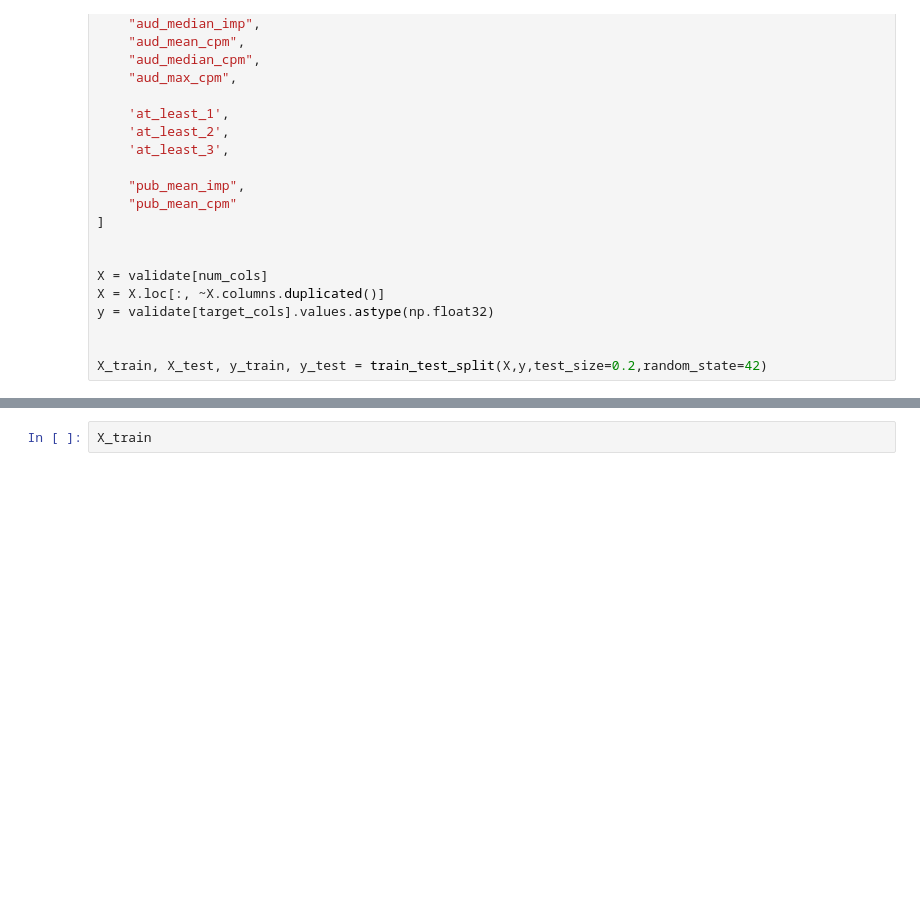
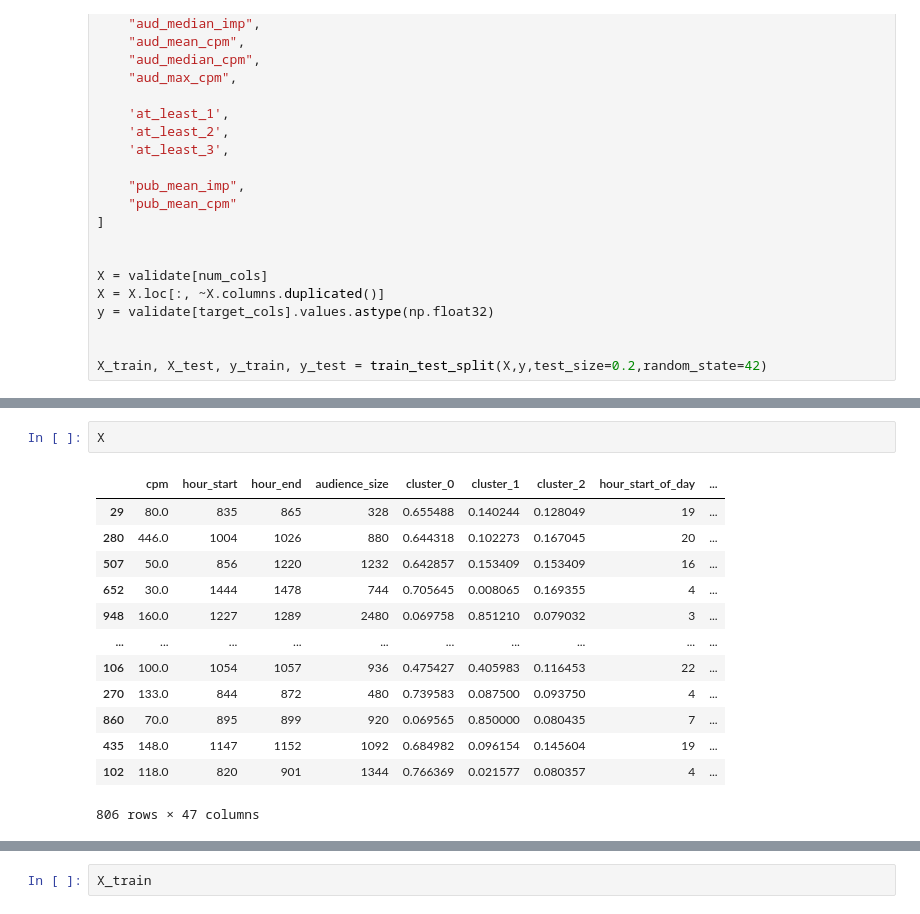
Before and after one commit to Katrysechka/auc_forecast, a Jupyter notebook: 03_model.ipynb, the cells around one changed output, grey strips where cells are left out. Drawn from its saved outputs; the diff is of its cells as text; blank space fills up the shorter version.

```diff
--- a/03_model.ipynb
+++ b/03_model.ipynb
@@ -385,0 +559,16 @@ X_train, X_test, y_train, y_test = train_test_split(X,y,test_size=0.2,random_sta
+# %%
+X
+# %% [output]
+|  | cpm | hour_start | hour_end | audience_size | cluster_0 | cluster_1 | cluster_2 | hour_start_of_day | ... |
+| 29 | 80.0 | 835 | 865 | 328 | 0.655488 | 0.140244 | 0.128049 | 19 | ... |
+| 280 | 446.0 | 1004 | 1026 | 880 | 0.644318 | 0.102273 | 0.167045 | 20 | ... |
+| 507 | 50.0 | 856 | 1220 | 1232 | 0.642857 | 0.153409 | 0.153409 | 16 | ... |
+| 652 | 30.0 | 1444 | 1478 | 744 | 0.705645 | 0.008065 | 0.169355 | 4 | ... |
+| 948 | 160.0 | 1227 | 1289 | 2480 | 0.069758 | 0.851210 | 0.079032 | 3 | ... |
+| ... | ... | ... | ... | ... | ... | ... | ... | ... | ... |
+| 106 | 100.0 | 1054 | 1057 | 936 | 0.475427 | 0.405983 | 0.116453 | 22 | ... |
+| 270 | 133.0 | 844 | 872 | 480 | 0.739583 | 0.087500 | 0.093750 | 4 | ... |
+| 860 | 70.0 | 895 | 899 | 920 | 0.069565 | 0.850000 | 0.080435 | 7 | ... |
+| 435 | 148.0 | 1147 | 1152 | 1092 | 0.684982 | 0.096154 | 0.145604 | 19 | ... |
+| 102 | 118.0 | 820 | 901 | 1344 | 0.766369 | 0.021577 | 0.080357 | 4 | ... |
+806 rows × 47 columns
```
Also changed, not shown: parts of 26 cells of this notebook, 5 other files.
